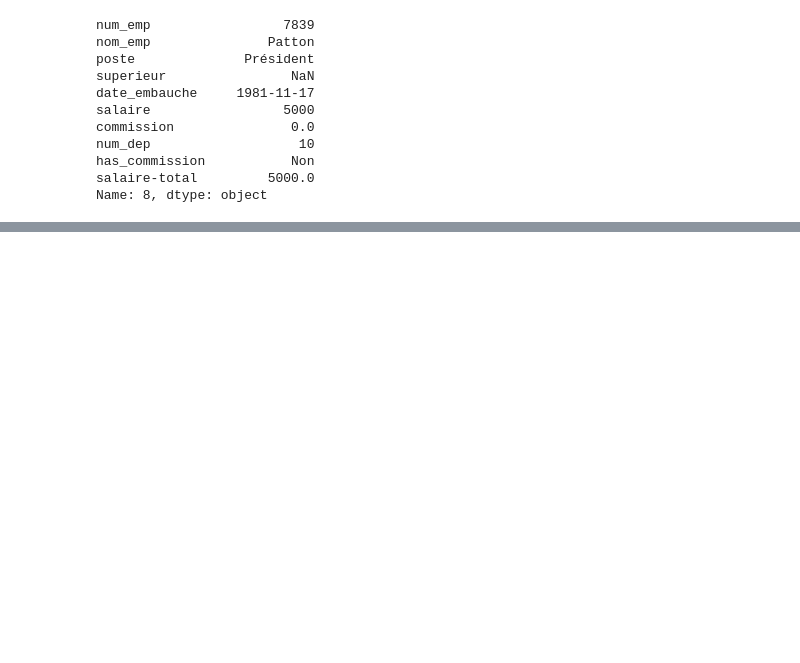
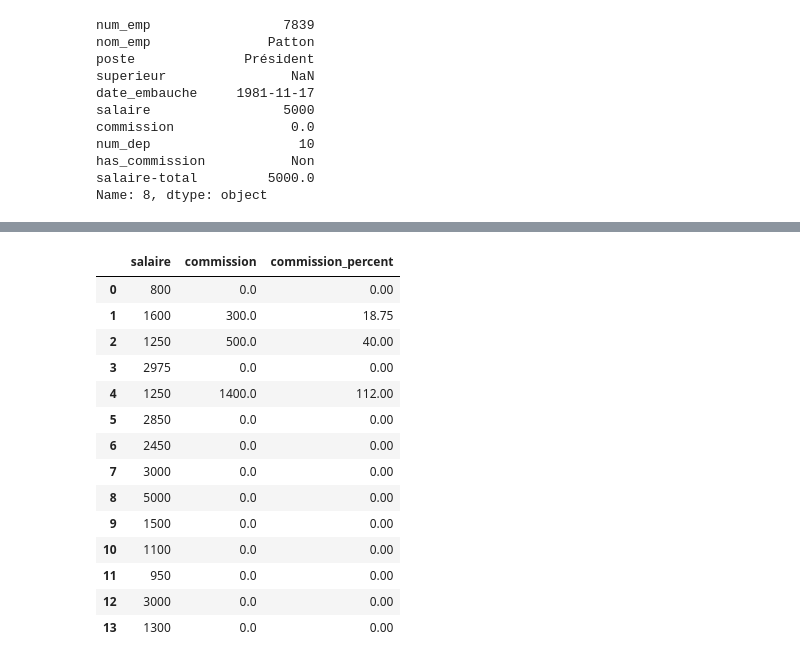
Before and after one commit to abderrahmanboubligha/rev_numpy, a Jupyter notebook: chapter4/seance08.ipynb, the cells around one changed output, grey strips where cells are left out. Saved outputs shown, nothing was run; the diff lists cells and outputs as text; code cells hidden in the pictures; blank space fills up the shorter version.

```diff
--- a/chapter4/seance08.ipynb
+++ b/chapter4/seance08.ipynb
@@ -208,0 +211,19 @@ df[["salaire", "salaire-total"]]
+# %%
+df["commission_percent"] = (df["commission"] / df["salaire"]) * 100
+df[["salaire", "commission", "commission_percent"]]
+# %% [output]
+|  | salaire | commission | commission_percent |
+| 0 | 800 | 0.0 | 0.00 |
+| 1 | 1600 | 300.0 | 18.75 |
+| 2 | 1250 | 500.0 | 40.00 |
+| 3 | 2975 | 0.0 | 0.00 |
+| 4 | 1250 | 1400.0 | 112.00 |
+| 5 | 2850 | 0.0 | 0.00 |
+| 6 | 2450 | 0.0 | 0.00 |
+| 7 | 3000 | 0.0 | 0.00 |
+| 8 | 5000 | 0.0 | 0.00 |
+| 9 | 1500 | 0.0 | 0.00 |
+| 10 | 1100 | 0.0 | 0.00 |
+| 11 | 950 | 0.0 | 0.00 |
+| 12 | 3000 | 0.0 | 0.00 |
+| 13 | 1300 | 0.0 | 0.00 |
```
Also changed, not shown: parts of 4 cells of this notebook, 2 other files.
